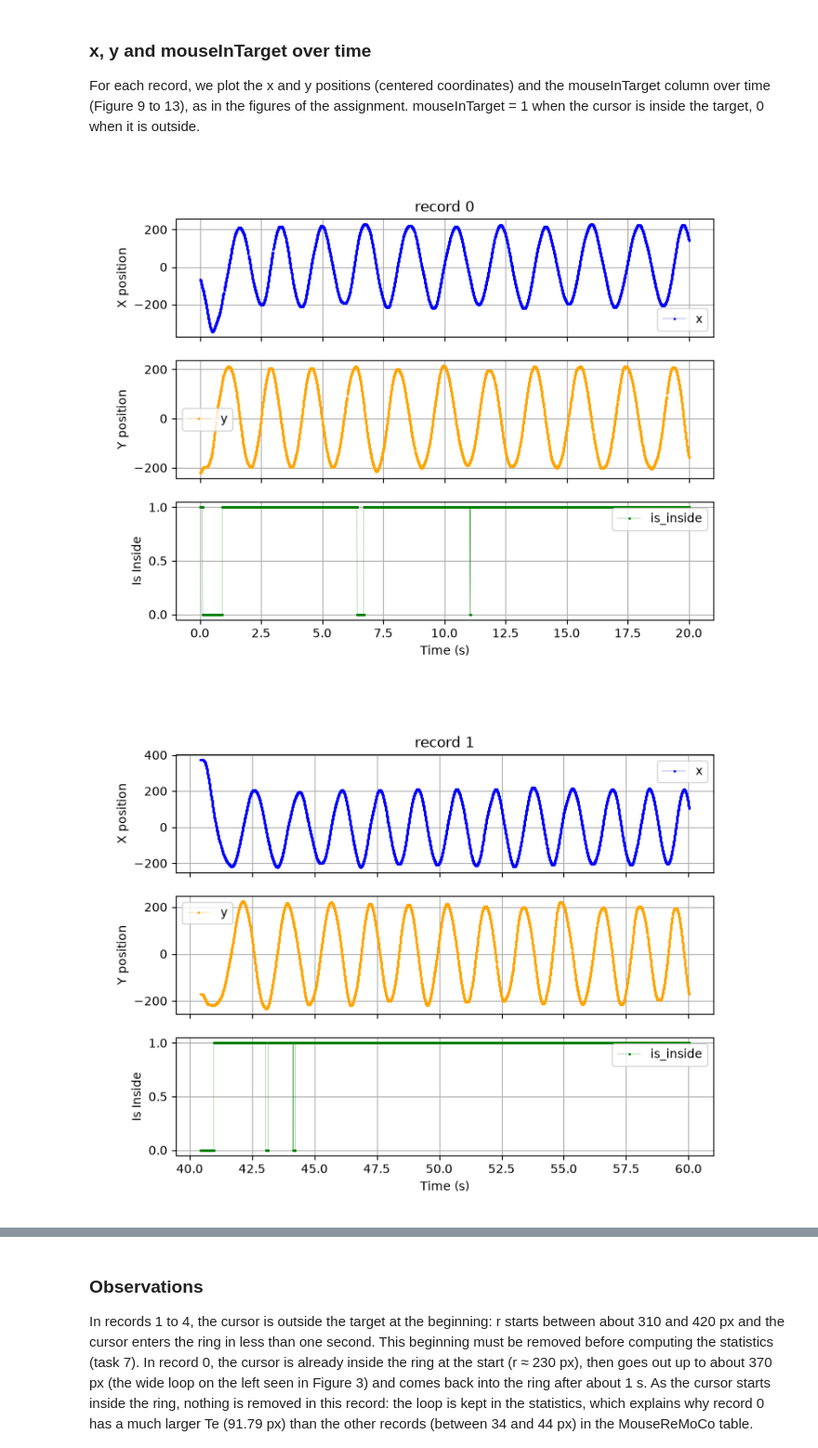
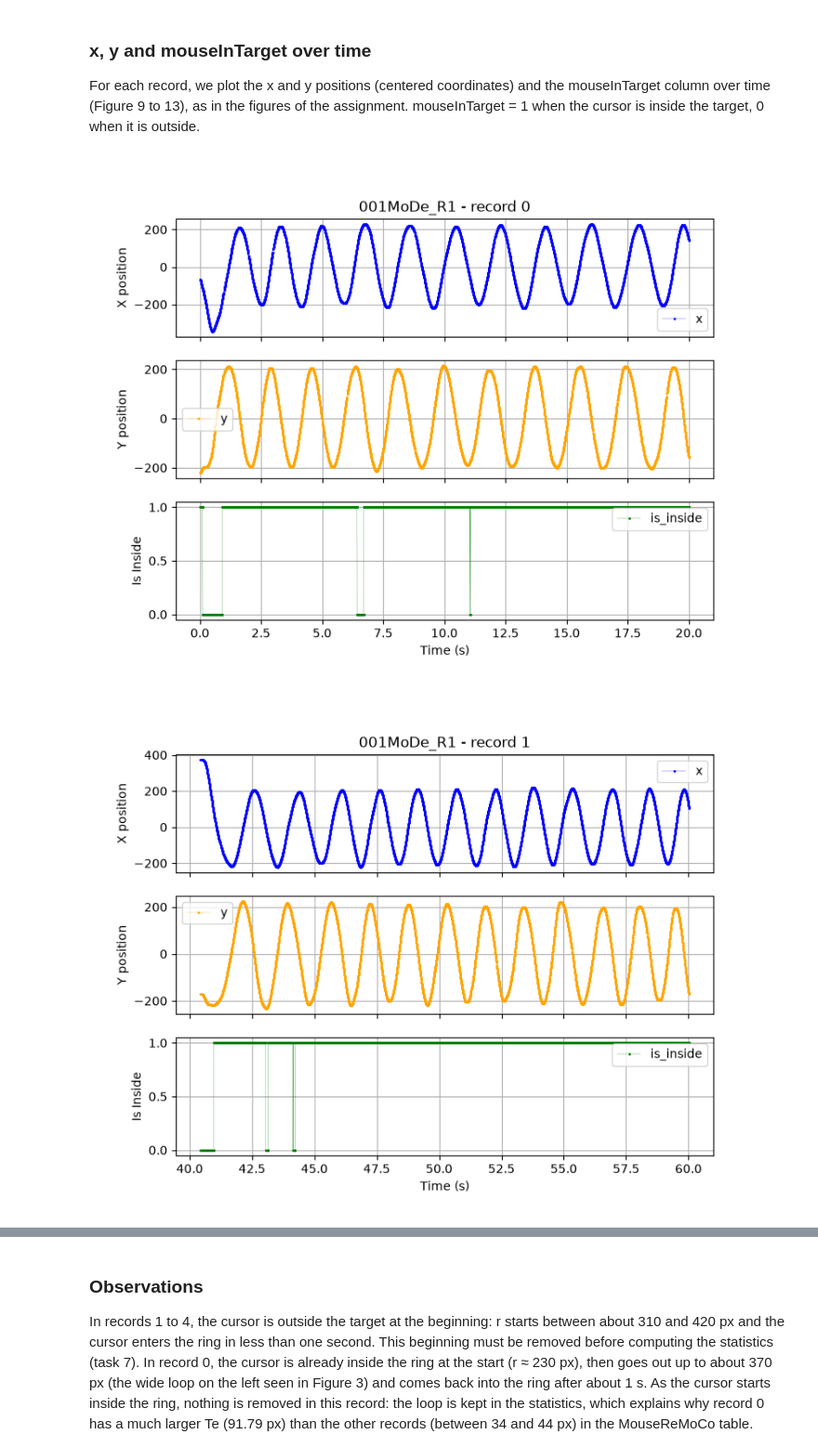
Before and after one commit to jeanne-le-roux-web/circular-task-analysis, a Jupyter notebook: notebooks/02_graphics.ipynb, the cells around one changed output, grey strips where cells are left out. Shown at 93% size. Cells and saved outputs as stored; diff of their text form; code cells hidden in the pictures.

```diff
--- a/notebooks/02_graphics.ipynb
+++ b/notebooks/02_graphics.ipynb
@@ -115,11 +97,9 @@ For each record, we plot the trajectory of the mouse (x vs y) in a separate figu
 The coordinates are centered on the circle.
 The yellow ring is the target, the magenta rectangle is the screen, and the points are green when the cursor is inside the target and red when it is outside.
 # %%
-first_fig = 3 # number of the first figure of this task (Figure 3 to 7)
-
-# close only the figures of this cell (plt.close("all") would also close the figures of the other cells in main.ipynb)
-for n in range(first_fig, first_fig + n_records):
-    plt.close(n)
+# close only the figures of this cell and of this recording
+for i in range(n_records):
+    plt.close(f"{data_name} - trajectory, record {i}")
 
 # center of the circle and half-size of the screen (read from the header)
 cx, cy = params["centerX"], params["centerY"]
@@ -137,7 +117,7 @@ for i in range(n_records):
     yi = cy - y_trials[i]
     inside = in_target_trials[i] == 1 # True when the cursor is inside the target
 
-    fig, ax = plt.subplots(num=first_fig + i, figsize=(8, 6))
+    fig, ax = plt.subplots(num=f"{data_name} - trajectory, record {i}", figsize=(8, 6))
 
     # screen (magenta rectangle)
     ax.add_patch(Rectangle((-half_w, -half_h), 2 * half_w, 2 * half_h,
@@ -153,7 +133,7 @@ for i in range(n_records):
 
     ax.set_aspect("equal") # same scale for x and y, so the circle is round
     ax.autoscale_view() # automatically set the limits of the axes to fit the data and the shapes
-    ax.set_title(f"record {i}")
+    ax.set_title(f"{data_name} - record {i}")
     ax.set_xlabel("X (pixels)")
     ax.set_ylabel("Y (pixels)")
 
@@ -200,11 +180,11 @@ For each record, we plot the distance between the cursor and the center of the c
 Red dashed lines = limits of the zone allowed for the cursor center (186 and 233 px, as in task 5).
 This figure is used to check the target limits and to see when the cursor enters the ring at the beginning of each record (needed for task 7).
 # %%
-fig_r = 3 + n_records   # number of the figure of this cell (Figure 8 with 5 records, 9 with 6)
-plt.close(fig_r)        # close only the figure of this cell
+fig_name = f"{data_name} - distance to the center"
+plt.close(fig_name)   # close only the figure of this cell and of this recording
 
 # distance to the center over time, with the limits of the target (186 and 233 px)
-fig, axs = plt.subplots(n_records, 1, num=fig_r, figsize=(10, 12), sharey=True)
+fig, axs = plt.subplots(n_records, 1, num=fig_name, figsize=(10, 12), sharey=True)
 
 for i in range(n_records):
     axs[i].plot(t_trials[i], r_trials[i], ".", markersize=2, label="r")
@@ -224,29 +204,27 @@ plt.show()
 For each record, we plot the x and y positions (centered coordinates) and the mouseInTarget column over time (Figure 9 to 13), as in the figures of the assignment.
 mouseInTarget = 1 when the cursor is inside the target, 0 when it is outside.
 # %%
-first_fig = 4 + n_records  # number of the first figure of this cell (Figure 9 to 13 with 5 records, 10 to 15 with 6)
-
-# close only the figures of this cell
-for n in range(first_fig, first_fig + n_records):
-    plt.close(n)
+# close only the figures of this cell and of this recording
+for i in range(n_records):
+    plt.close(f"{data_name} - x, y and is_inside, record {i}")
 
 for i in range(n_records):
-    fig, axs = plt.subplots(3, 1, num=first_fig + i, figsize=(8, 6), sharex=True)
-    axs[0].set_title(f"record {i}")
+    fig, axs = plt.subplots(3, 1, num=f"{data_name} - x, y and is_inside, record {i}", figsize=(8, 6), sharex=True)
+    axs[0].set_title(f"{data_name} - record {i}")
     axs[0].plot(t_trials[i], x_c_trials[i], ".-", color="blue", linewidth=0.2, markersize=2, label="x")
     axs[1].plot(t_trials[i], y_c_trials[i], ".-", color="orange", linewidth=0.2, markersize=2, label="y")
     axs[2].plot(t_trials[i], in_target_trials[i], ".-", color="green", linewidth=0.2, markersize=2, label="is_inside")
 
     axs[0].set_ylabel("X position")
     axs[1].set_ylabel("Y position")
     axs[2].set_ylabel("Is Inside")
     axs[2].set_xlabel("Time (s)")
 
     for ax in axs:
         ax.grid()
         ax.legend()
 
     plt.show()
 # %% [output]
-[figure, old version]
+[figure, new version]
-[figure, old version]
+[figure, new version]
```
Also changed, not shown: parts of 3 cells of this notebook, 2 other files.
